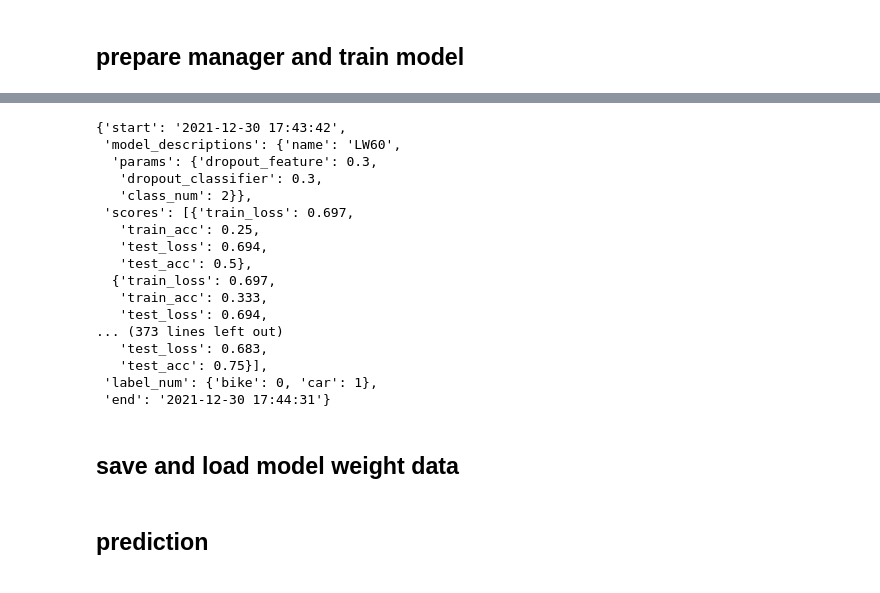
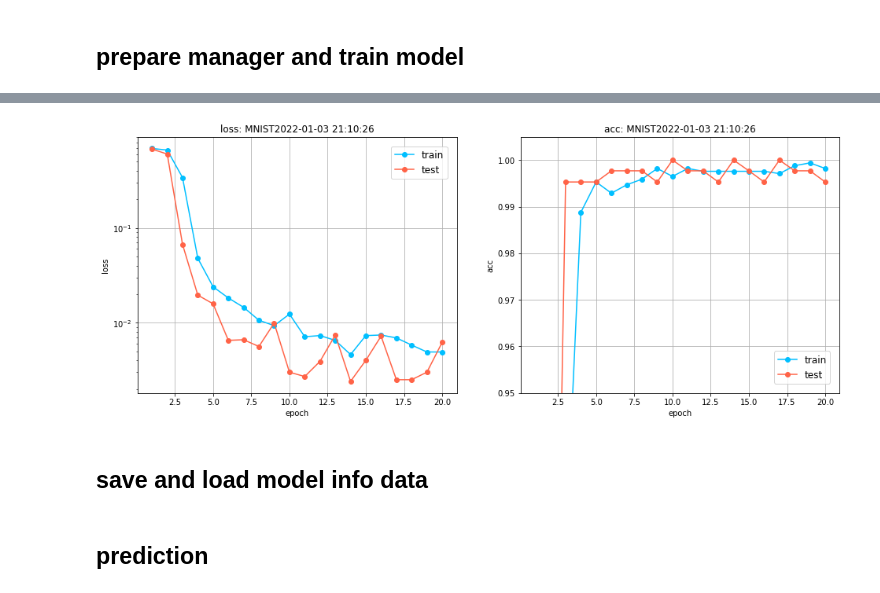
Before and after one commit to sari-rev00/pytorch_image_classifier, a Jupyter notebook: usage.ipynb, the cells around one changed output, grey strips where cells are left out. Saved outputs shown, nothing was run; the diff lists cells and outputs as text; code cells hidden in the pictures.

```diff
--- a/usage.ipynb
+++ b/usage.ipynb
@@ -38,9 +60,9 @@ dataloader.data_num_all()
 # %%
-model = LW60(
+model = MNIST(
     d_params={
         "dropout_feature": 0.3,
         "dropout_classifier": 0.3,
-        "class_num": len(label_num_dict.keys())})
+        "class_num": data_descriptions["class_num"]})
 # %%
 model.model_descriptions()
 # %% [output]
@@ -49,6 +73,7 @@ model.model_descriptions()
 # %% [markdown]
 ## prepare manager and train model
 # %%
-manager = Manager(model=model, label_num_dict=label_num_dict)
-manager.train(num_epochs=100, dataloader=dataloader, print_epoch_step=int(10))
+manager = Manager(model=model)
+manager.train(num_epochs=20, dataloader=dataloader, print_epoch_step=int(1))
+plt.close()
 # %% [output]
@@ -72,22 +97,7 @@ Epoch:100/100 ============
-# %%
-manager.training_result
-# %% [output]
-{'start': '2021-12-30 17:43:42',
- 'model_descriptions': {'name': 'LW60',
-  'params': {'dropout_feature': 0.3,
-   'dropout_classifier': 0.3,
-   'class_num': 2}},
- 'scores': [{'train_loss': 0.697,
-   'train_acc': 0.25,
-   'test_loss': 0.694,
-   'test_acc': 0.5},
-  {'train_loss': 0.697,
-   'train_acc': 0.333,
-   'test_loss': 0.694,
-... (373 lines left out)
-   'test_loss': 0.683,
-   'test_acc': 0.75}],
- 'label_num': {'bike': 0, 'car': 1},
- 'end': '2021-12-30 17:44:31'}
+# %%
+result_fig = manager.make_result_fig()
+result_fig.show()
+# %% [output]
+[figure, added]
 # %% [markdown]
-## save and load model weight data
+## save and load model info data
```
Also changed, not shown: parts of 14 cells of this notebook, 14 other files.
